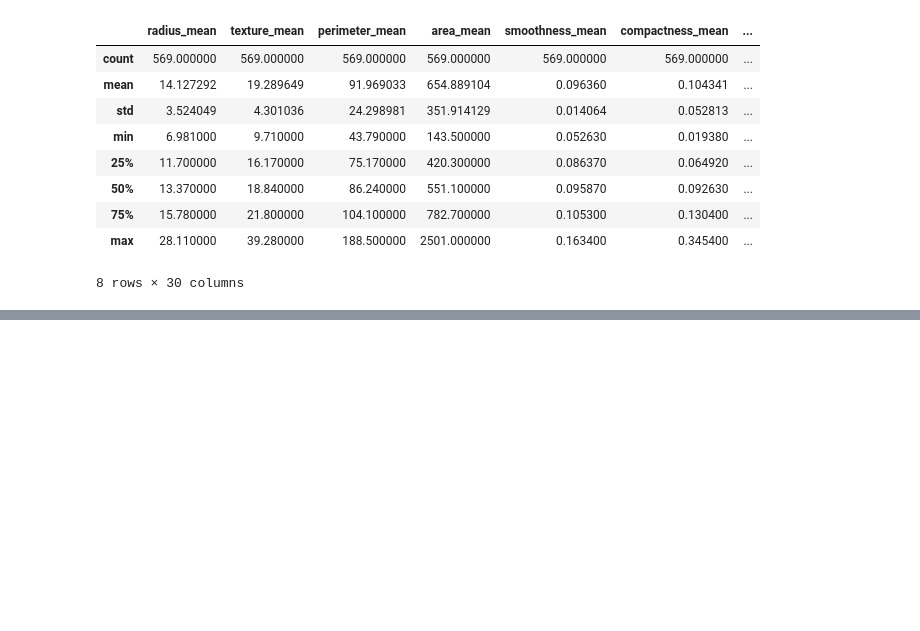
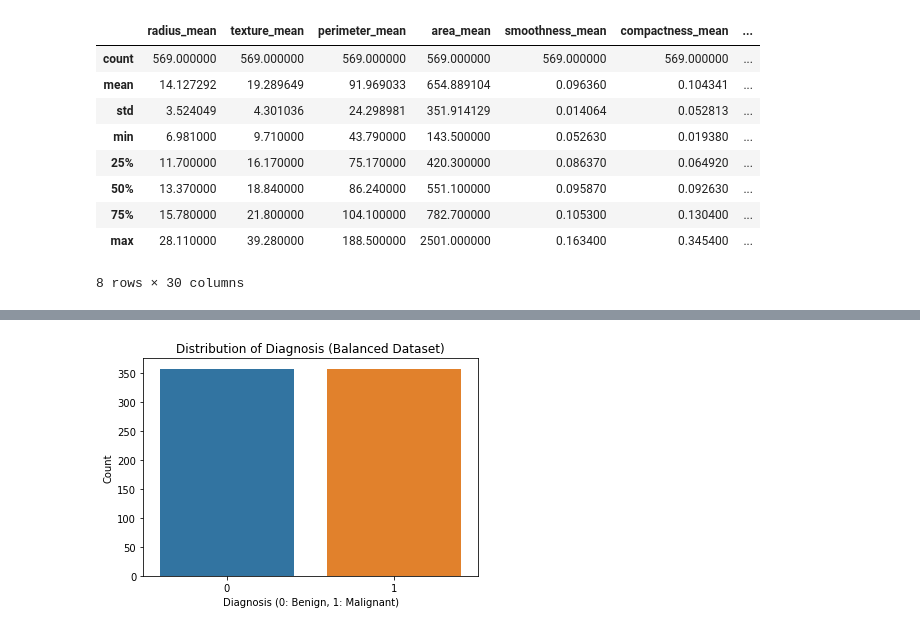
Before and after one commit to Sarah-Jasim/ENGG680_Breast-Cancer-detection-using-machine-learning, a Jupyter notebook: 680_Project_main.ipynb, the cells around one changed output, grey strips where cells are left out. Saved outputs shown, nothing was run; the diff lists cells and outputs as text; code cells hidden in the pictures; blank space fills up the shorter version.

```diff
--- a/680_Project_main.ipynb
+++ b/680_Project_main.ipynb
@@ -97,0 +105,12 @@ plt.show()
+# %%
+# Separate features (X) and target (y)
+X = df_train.drop(['diagnosis', 'diagnosis_numeric'], axis=1)
+y = df_train['diagnosis_numeric']
+# %%
+# Apply SMOTE
+smote = SMOTE(random_state=42)  # You can adjust the random_state
+X_resampled, y_resampled = smote.fit_resample(X, y)
+# %%
+# Create a new balanced DataFrame
+df_train_balanced = pd.DataFrame(X_resampled, columns=X.columns)
+df_train_balanced['diagnosis_numeric'] = y_resampled
@@ -97,0 +128,9 @@ plt.show()
+# %%
+# Assuming 'diagnosis_numeric' is the column representing the target variable
+sns.countplot(x='diagnosis_numeric', data=df_train_balanced)
+plt.title('Distribution of Diagnosis (Balanced Dataset)')
+plt.xlabel('Diagnosis (0: Benign, 1: Malignant)')
+plt.ylabel('Count')
+plt.show()
+# %% [output]
+[figure, added]
```
Also changed, not shown: parts of 14 cells of this notebook.
